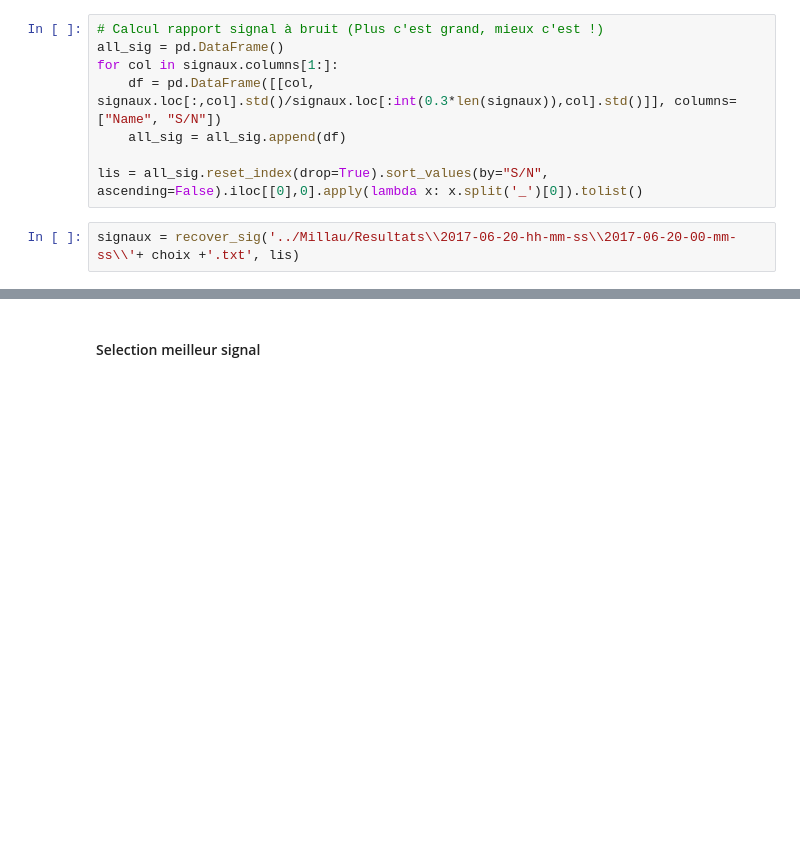
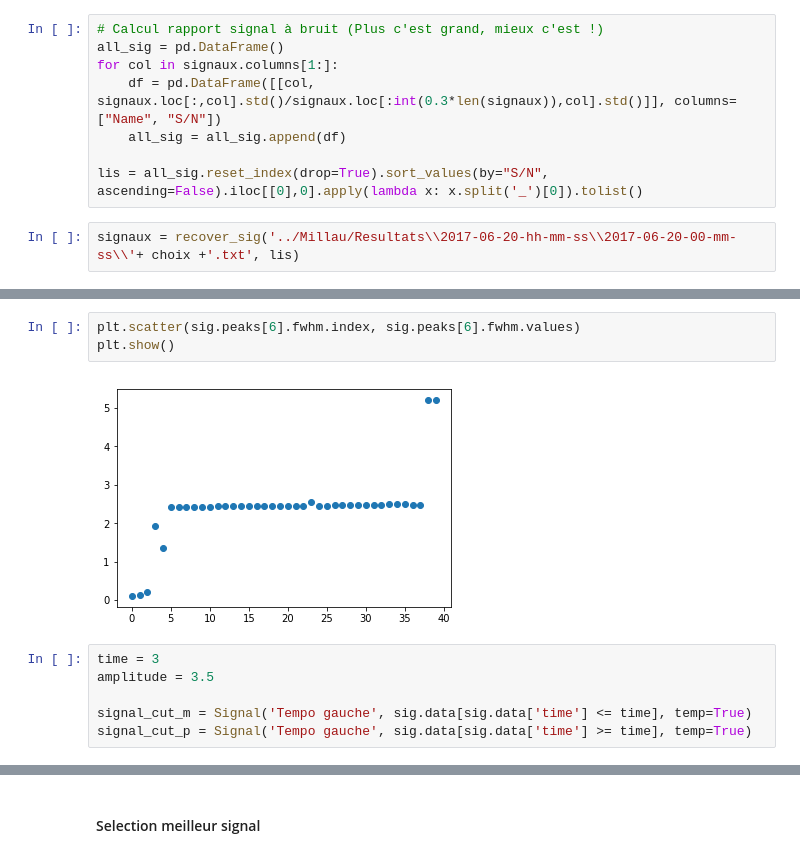
Before and after one commit to brouailalexandre/pesage-par-pont, a Jupyter notebook: Jupyter notebook/Conversion fichier txt.ipynb, the cells around one changed output, grey strips where cells are left out. Saved outputs shown, nothing was run; the diff lists cells and outputs as text; blank space fills up the shorter version.

```diff
--- a/Jupyter notebook/Conversion fichier txt.ipynb
+++ b/Jupyter notebook/Conversion fichier txt.ipynb
@@ -110,0 +79,11 @@ TypeError: Could not compare [None] with block values
+# %%
+plt.scatter(sig.peaks[6].fwhm.index, sig.peaks[6].fwhm.values)
+plt.show()
+# %% [output]
+[figure, added]
+# %%
+time = 3
+amplitude = 3.5
+
+signal_cut_m = Signal('Tempo gauche', sig.data[sig.data['time'] <= time], temp=True)
+signal_cut_p = Signal('Tempo gauche', sig.data[sig.data['time'] >= time], temp=True)
```
Also changed, not shown: parts of 8 cells of this notebook, 1 other file.
